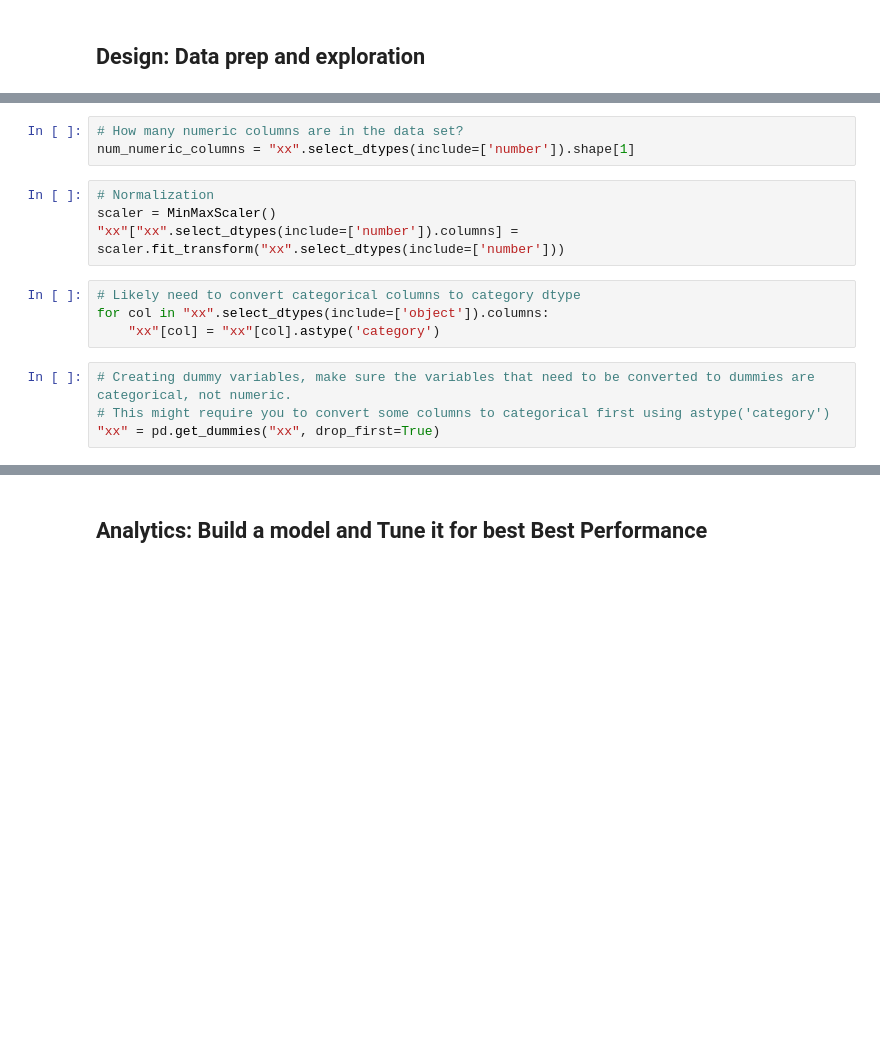
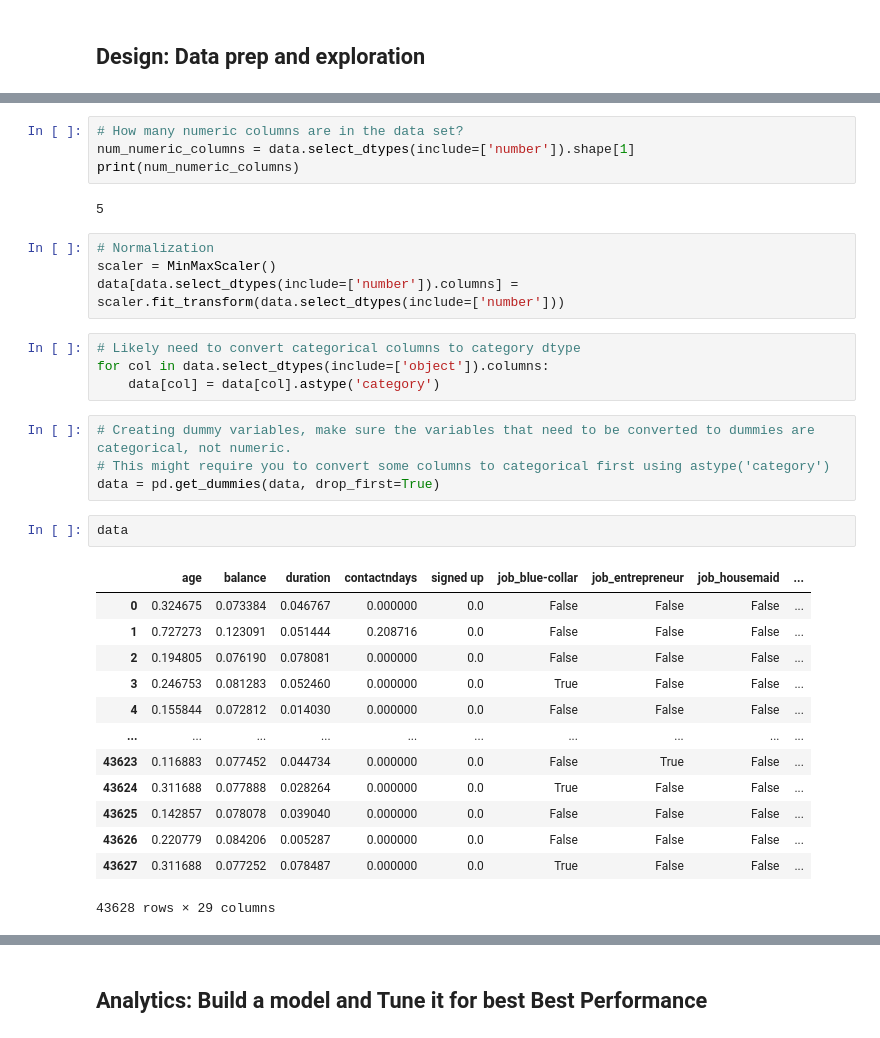
Before and after one commit to ijgarrett/ds1001_final, a Jupyter notebook: ds1001_final/notebooks/Final_Project_Notebook.ipynb, the cells around one changed output, grey strips where cells are left out. Drawn from its saved outputs; the diff is of its cells as text; blank space fills up the shorter version.

```diff
--- a/ds1001_final/notebooks/Final_Project_Notebook.ipynb
+++ b/ds1001_final/notebooks/Final_Project_Notebook.ipynb
@@ -133,15 +154,34 @@ for col in categorical_columns:
 # %%
 # How many numeric columns are in the data set?
-num_numeric_columns = "xx".select_dtypes(include=['number']).shape[1]
+num_numeric_columns = data.select_dtypes(include=['number']).shape[1]
+print(num_numeric_columns)
+# %% [output]
+5
 # %%
 # Normalization
 scaler = MinMaxScaler()
-"xx"["xx".select_dtypes(include=['number']).columns] = scaler.fit_transform("xx".select_dtypes(include=['number']))
+data[data.select_dtypes(include=['number']).columns] = scaler.fit_transform(data.select_dtypes(include=['number']))
 # %%
 # Likely need to convert categorical columns to category dtype
-for col in "xx".select_dtypes(include=['object']).columns:
-    "xx"[col] = "xx"[col].astype('category')
+for col in data.select_dtypes(include=['object']).columns:
+    data[col] = data[col].astype('category')
 # %%
 # Creating dummy variables, make sure the variables that need to be converted to dummies are categorical, not numeric.
 # This might require you to convert some columns to categorical first using astype('category')
-"xx" = pd.get_dummies("xx", drop_first=True)
+data = pd.get_dummies(data, drop_first=True)
+# %%
+data
+# %% [output]
+|  | age | balance | duration | contactndays | signed up | job_blue-collar | job_entrepreneur | job_housemaid | ... |
+| 0 | 0.324675 | 0.073384 | 0.046767 | 0.000000 | 0.0 | False | False | False | ... |
+| 1 | 0.727273 | 0.123091 | 0.051444 | 0.208716 | 0.0 | False | False | False | ... |
+| 2 | 0.194805 | 0.076190 | 0.078081 | 0.000000 | 0.0 | False | False | False | ... |
+| 3 | 0.246753 | 0.081283 | 0.052460 | 0.000000 | 0.0 | True | False | False | ... |
+| 4 | 0.155844 | 0.072812 | 0.014030 | 0.000000 | 0.0 | False | False | False | ... |
+| ... | ... | ... | ... | ... | ... | ... | ... | ... | ... |
+| 43623 | 0.116883 | 0.077452 | 0.044734 | 0.000000 | 0.0 | False | True | False | ... |
+| 43624 | 0.311688 | 0.077888 | 0.028264 | 0.000000 | 0.0 | True | False | False | ... |
+| 43625 | 0.142857 | 0.078078 | 0.039040 | 0.000000 | 0.0 | False | False | False | ... |
+| 43626 | 0.220779 | 0.084206 | 0.005287 | 0.000000 | 0.0 | False | False | False | ... |
+| 43627 | 0.311688 | 0.077252 | 0.078487 | 0.000000 | 0.0 | True | False | False | ... |
+43628 rows × 29 columns
```
Also changed, not shown: parts of 16 cells of this notebook.
